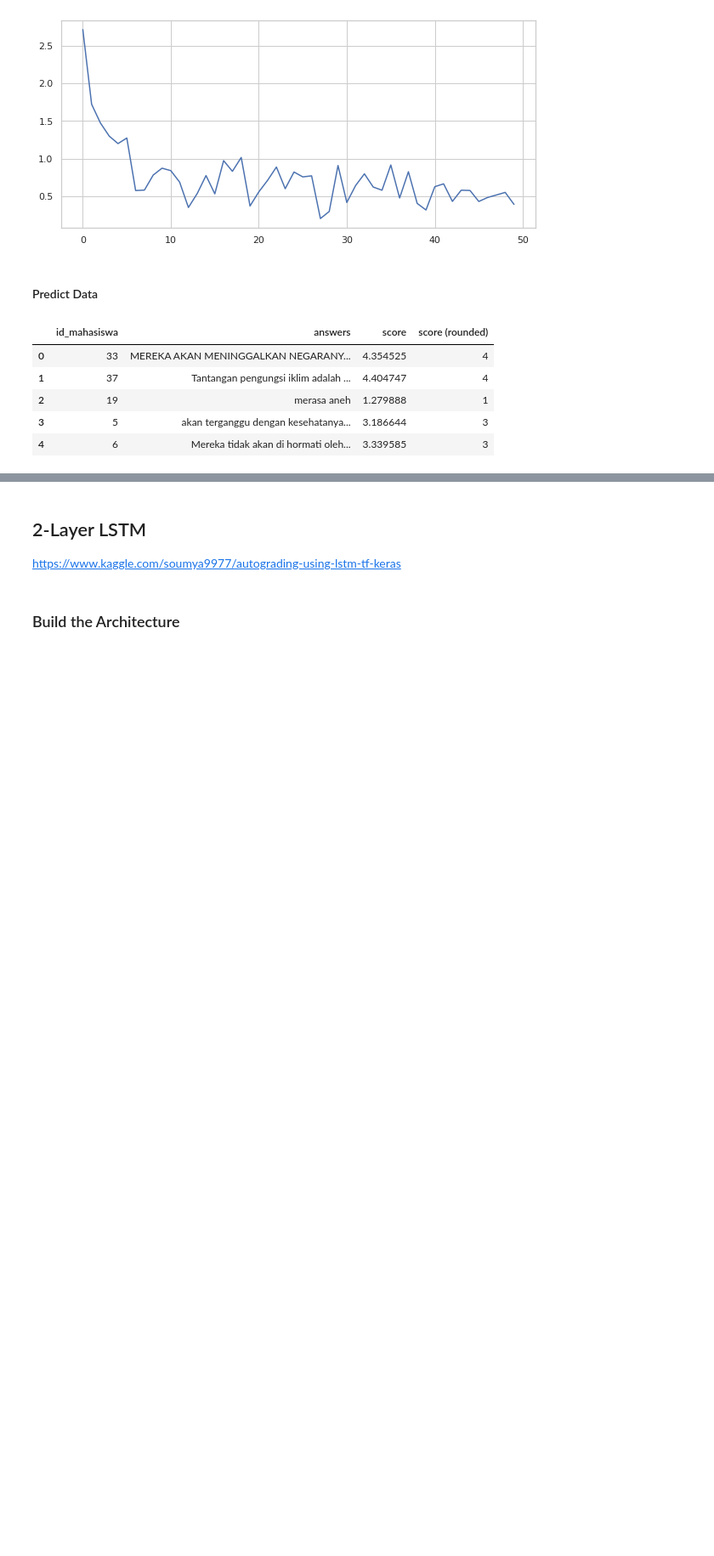
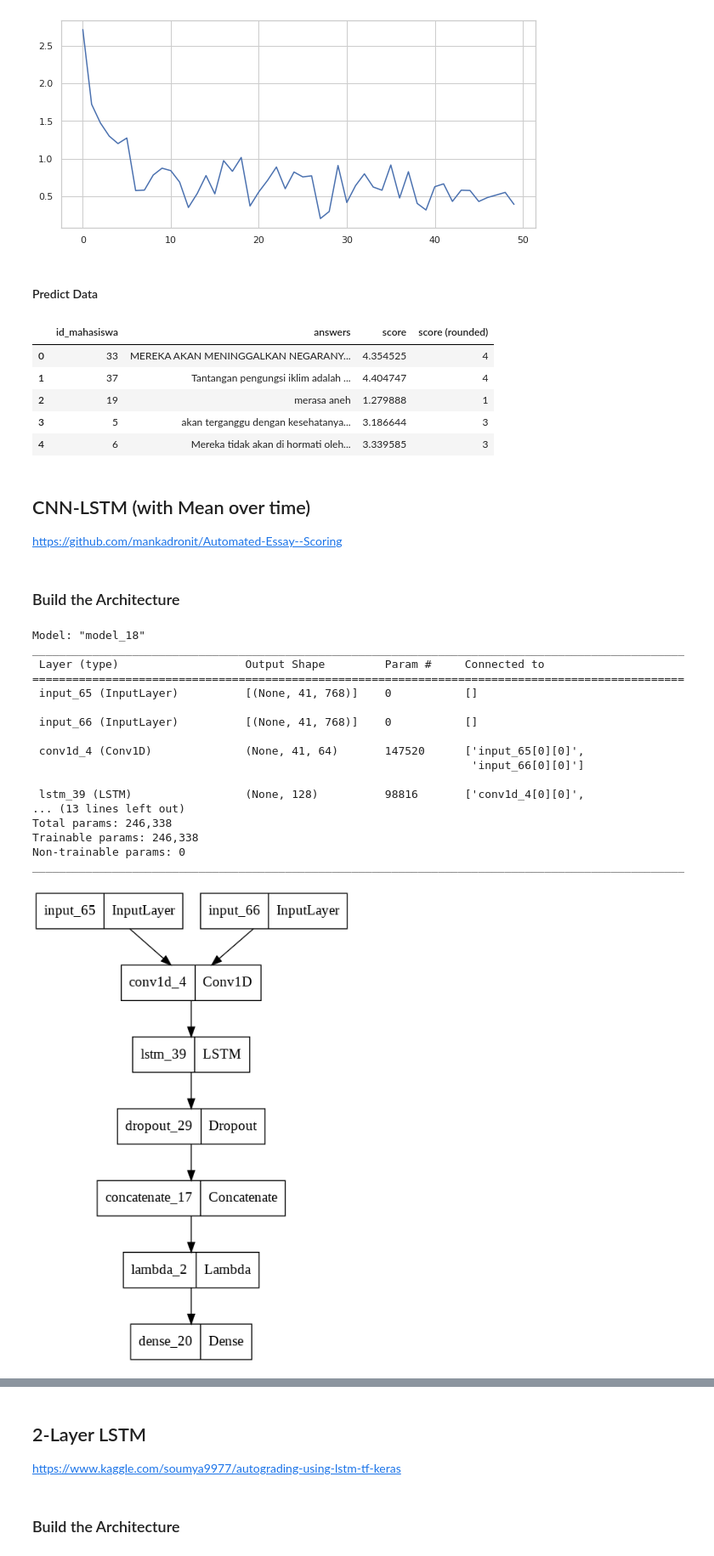
Before and after one commit to LinggarM/Transformers-1.0, a Jupyter notebook: Transformers_1_0.ipynb, the cells around one changed output, grey strips where cells are left out. Shown at 85% size. Drawn from its saved outputs; the diff is of its cells as text; code cells hidden in the pictures; blank space fills up the shorter version.

Commit message:
Add CNN LSTM with Mean over time

```diff
--- a/Transformers_1_0.ipynb
+++ b/Transformers_1_0.ipynb
@@ -1170,3 +1170,58 @@ df_final.head()
 | 2 | 19 | merasa aneh | 1.279888 | 1 |
 | 3 | 5 | akan terganggu dengan kesehatanya... | 3.186644 | 3 |
 | 4 | 6 | Mereka tidak akan di hormati oleh... | 3.339585 | 3 |
+# %% [markdown]
+## CNN-LSTM (with Mean over time)
+[https://github.com/mankadronit/Automated-Essay--Scoring](https://github.com/mankadronit/Automated-Essay--Scoring)
+# %% [markdown]
+### Build the Architecture
+# %%
+from tensorflow.keras.layers import Conv1D, Conv2D
+
+def getCNNLSTMwithMeanModel() :
+  left_input = Input(new_embedded_question_np[0].shape)
+  right_input = Input(answers_train_embedded[0].shape)
+
+  conv_layer = Conv1D(filters=64, kernel_size=3, padding='same', strides=1)
+  lstm_layer = LSTM(128, dropout=0.4, recurrent_dropout=0.4, return_sequences=False)
+  dropout_layer = Dropout(0.4)
+  mean_layer = Lambda(lambda x: K.mean(x, axis=1, keepdims=True))
+
+  question_encoding = dropout_layer(lstm_layer(conv_layer(left_input)))
+  answer_encoding = dropout_layer(lstm_layer(conv_layer(right_input)))
+
+  # output_model = Lambda(cosine_distance, output_shape=cos_dist_output_shape)([question_encoding, answer_encoding])
+  output_model = concatenate([question_encoding, answer_encoding])
+  output_model = mean_layer(output_model)
+  output_model = Dense(1, activation='relu')(output_model)
+
+  model = Model(inputs=[left_input, right_input], outputs=[output_model])
+
+  model.compile(loss = 'mean_squared_error',
+                optimizer = 'adam',
+                metrics = ['accuracy', 'mae'])
+  model.summary()
+
+  return model
+# %%
+cnn_lstm_model_with_mean = getCNNLSTMwithMeanModel()
+tf.keras.utils.plot_model(cnn_lstm_model_with_mean, to_file='my_model.png')
+# %% [output]
+Model: "model_18"
+__________________________________________________________________________________________________
+ Layer (type)                   Output Shape         Param #     Connected to
+==================================================================================================
+ input_65 (InputLayer)          [(None, 41, 768)]    0           []
+
+ input_66 (InputLayer)          [(None, 41, 768)]    0           []
+
+ conv1d_4 (Conv1D)              (None, 41, 64)       147520      ['input_65[0][0]',
+                                                                  'input_66[0][0]']
+
+ lstm_39 (LSTM)                 (None, 128)          98816       ['conv1d_4[0][0]',
+... (13 lines left out)
+Total params: 246,338
+Trainable params: 246,338
+Non-trainable params: 0
+__________________________________________________________________________________________________
+[figure, added]
```
Also changed, not shown: parts of 11 cells of this notebook.
